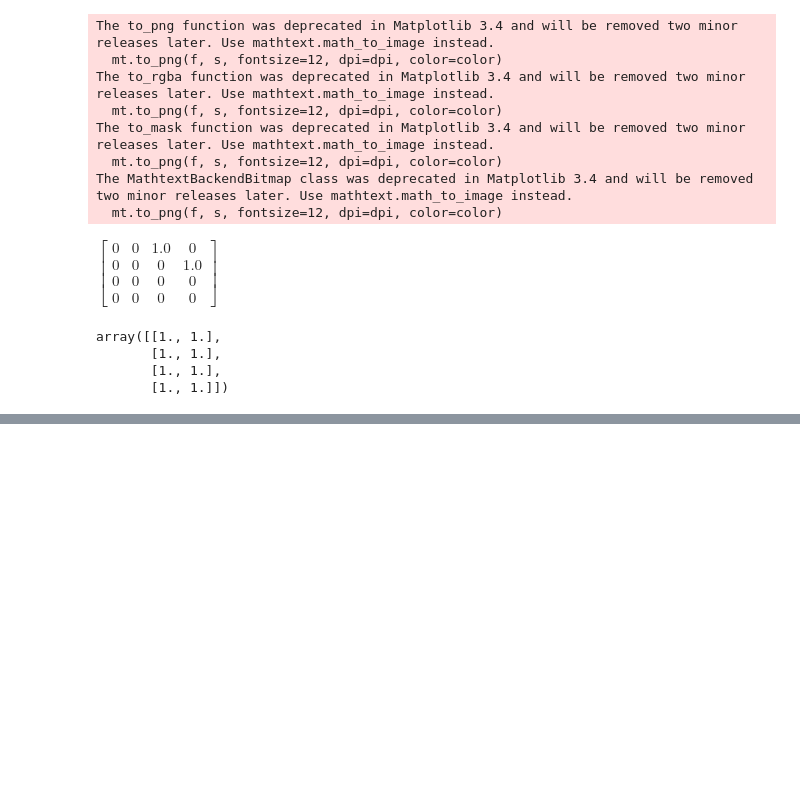
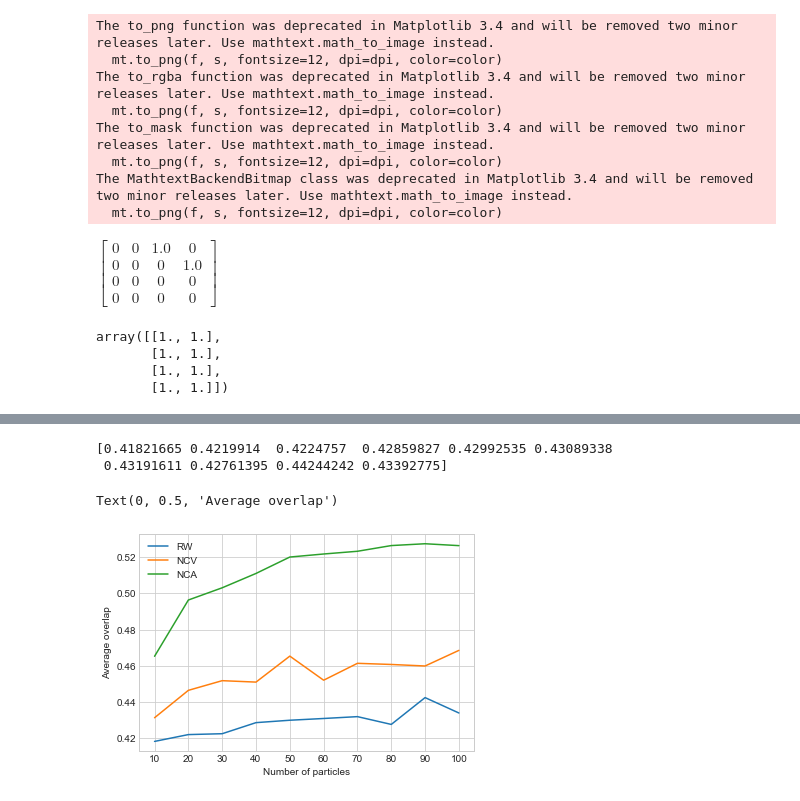
Before and after one commit to matemato/Advanced-computer-vision, a Jupyter notebook: Assignments/4/test.ipynb, the cells around one changed output, grey strips where cells are left out. Cells and saved outputs as stored; diff of their text form; code cells hidden in the pictures; blank space fills up the shorter version.

```diff
--- a/Assignments/4/test.ipynb
+++ b/Assignments/4/test.ipynb
@@ -153,0 +193,26 @@ array([[1., 1.],
+# %%
+import matplotlib.pyplot as plt
+plt.style.use('seaborn-whitegrid')
+
+fails = np.load("Number_of_particles/fails.npy")
+np.min(fails)
+ov = np.load("Number_of_particles/ovrlaps.npy")
+sp = np.load("Number_of_particles/speed.npy")
+
+r, v ,a = ov
+print(r)
+
+plt.plot(r, label="RW")
+plt.plot(v, label="NCV")
+plt.plot(a, label="NCA")
+# plt.xticks.l
+plt.xticks(range(10), [10 * (i+1) for i in range(10)])
+# plt.yscale("log")
+plt.legend()
+plt.xlabel("Number of particles")
+plt.ylabel("Average FPS")
+# %% [output]
+[0.41821665 0.4219914  0.4224757  0.42859827 0.42992535 0.43089338
+ 0.43191611 0.42761395 0.44244242 0.43392775]
+Text(0, 0.5, 'Average overlap')
+[figure, added]
```
Also changed, not shown: parts of 3 cells of this notebook, 23 other files.
